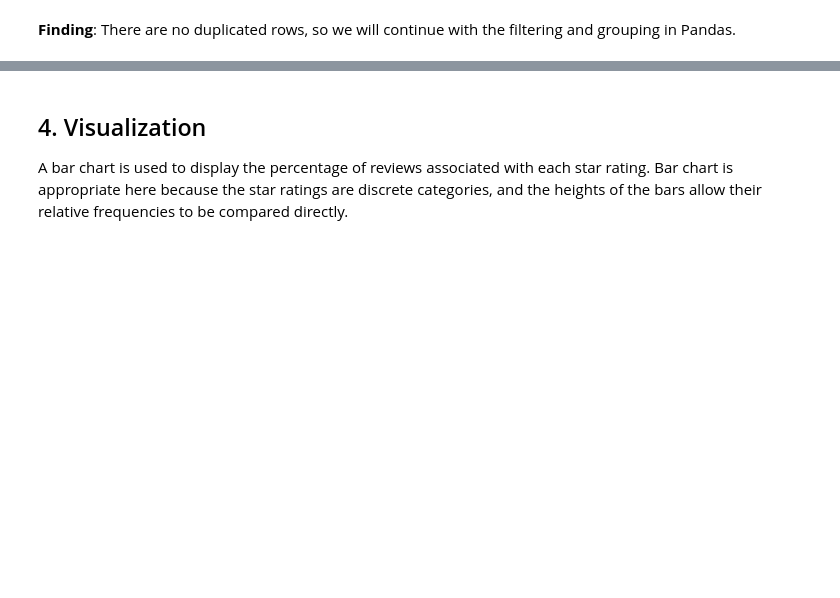
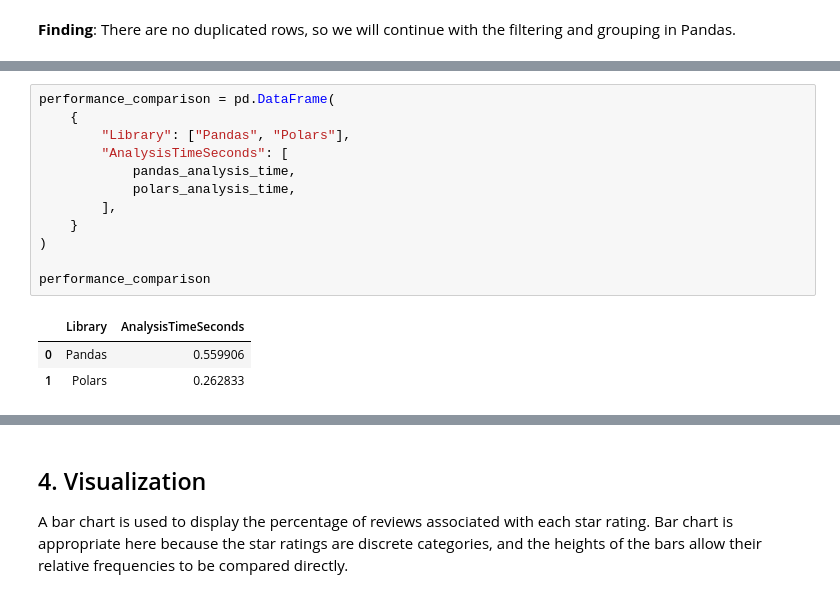
Before and after one commit to Jacey-Dai/IDS706-Assignment-Data-Analysis, a Jupyter notebook: data_analysis.ipynb, the cells around one changed output, grey strips where cells are left out. Saved outputs shown, nothing was run; the diff lists cells and outputs as text; blank space fills up the shorter version.

```diff
--- a/data_analysis.ipynb
+++ b/data_analysis.ipynb
@@ -289,0 +397,16 @@ shape: (5, 5)
+# %%
+performance_comparison = pd.DataFrame(
+    {
+        "Library": ["Pandas", "Polars"],
+        "AnalysisTimeSeconds": [
+            pandas_analysis_time,
+            polars_analysis_time,
+        ],
+    }
+)
+
+performance_comparison
+# %% [output]
+|  | Library | AnalysisTimeSeconds |
+| 0 | Pandas | 0.559906 |
+| 1 | Polars | 0.262833 |
```
Also changed, not shown: parts of 36 cells of this notebook, 1 other file.
